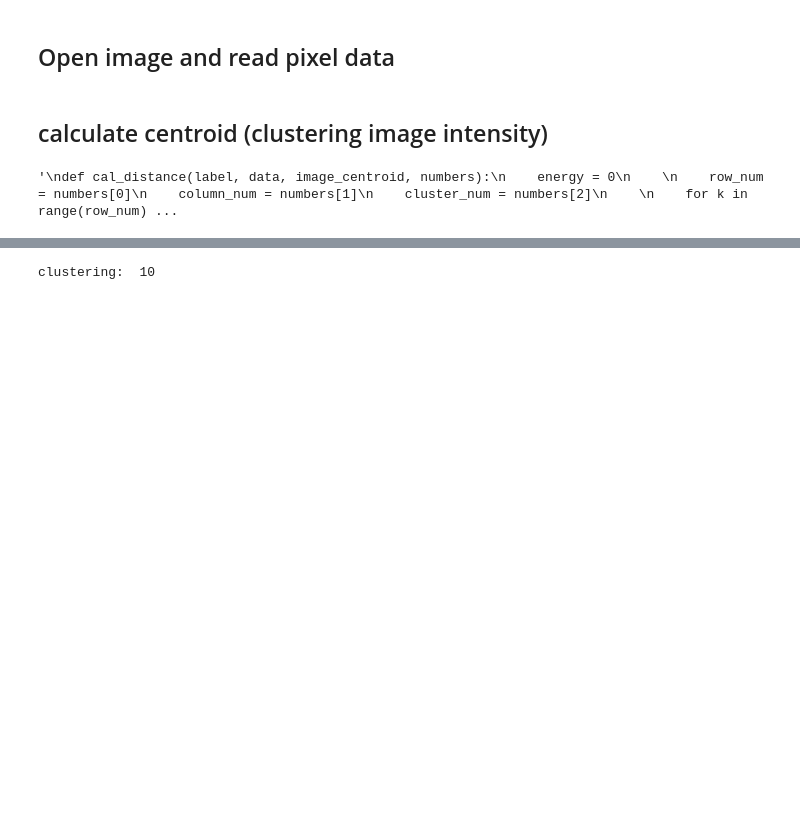
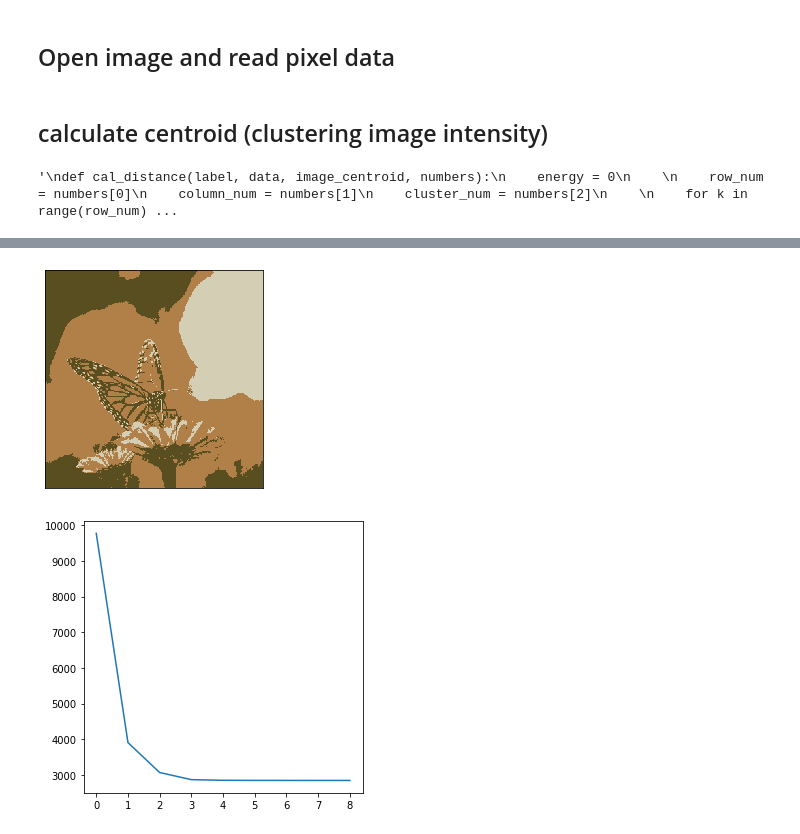
Before and after one commit to wlgh325/k-means-clustering, a Jupyter notebook: 20146703_pateern07.ipynb, the cells around one changed output, grey strips where cells are left out. Drawn from its saved outputs; the diff is of its cells as text; code cells hidden in the pictures; blank space fills up the shorter version.

```diff
--- a/20146703_pateern07.ipynb
+++ b/20146703_pateern07.ipynb
@@ -134,14 +134,6 @@ def init_variable_for_clustering_location(row_num, column_num, cluster_num):
     for i in range(column_num):
         y += column
 
-    '''
-    # data random labeling
-    for i in range(row_num):
-        for j in range(column_num):
-            label = random.randrange(0, cluster_num)
-            data[i][j] = label
-    '''
-
     return x, y
 # %% [markdown]
 ## update label using L2_norm for spatial location
@@ -371,7 +335,7 @@ def cal_distance(label, data, image_centroid, numbers):
 # %% [output]
 '\ndef cal_distance(label, data, image_centroid, numbers):\n    energy = 0\n    \n    row_num = numbers[0]\n    column_num = numbers[1]\n    cluster_num = numbers[2]\n    \n    for k in range(row_num) ...
 # %%
-def make_clustered_data(image_centroid, label):
+def make_clustered_data(image_centroid, label, height, width):
     clustered_data = np.zeros( (height, width, 3))
 
     for i in range(height):
@@ -385,3 +351,9 @@ def make_clustered_data(image_centroid, label):
+# %%
+def display_image(image):
+    frame = plt.gca()
+    frame.axes.get_xaxis().set_visible(False)
+    frame.axes.get_yaxis().set_visible(False)
+    plt.imshow(image)
 # %%
 def update_label_for_clustering_intensity(label, data, image_centroid, numbers):
     label, energy = cal_distance(label, data, image_centroid, numbers)
@@ -433,14 +405,13 @@ def temp_update(label, data, importance_degree, image_centroid, L2_centroid_x, L
 
     return label, energy
 # %%
-def clustering(cluster_num):
+def clustering(cluster_num, importance_degree):
     image_name = "butterfly.jpg"
 
     original_data = open_image(image_name)
     intensity_data = original_data.copy()
 
     image_shape = original_data.shape
-    importance_degree = 0
 
     # size of image
     width = image_shape[0]
@@ -503,7 +474,26 @@ def clustering(cluster_num):
         # debugging
         if cluster_count % 10 == 0:
             print("clustering: ", cluster_count)
+
+    clustered_data = make_clustered_data(image_centroid, label, height, width)
+
+    # np.float64 -> np.uint8
+    clustered_data = clustered_data.astype(np.uint8)
+
+    # plot origin image
+    display_image(original_data)
+
+    # plot clustered image
+    display_image(clustered_data)
+
+    # plot enegy graph
+    energy_graph = plt.figure("Energy Graph", figsize=(5,5))
+    energy_graph.add_subplot(1,1,1).plot(all_iteration, all_energy)
+
+    # plot
+    plt.show()
 # %%
-clustering(3)
+clustering(3, 0)
 # %% [output]
-clustering:  10
+[figure, added]
+[figure, added]
```
Also changed, not shown: parts of 5 cells of this notebook.
